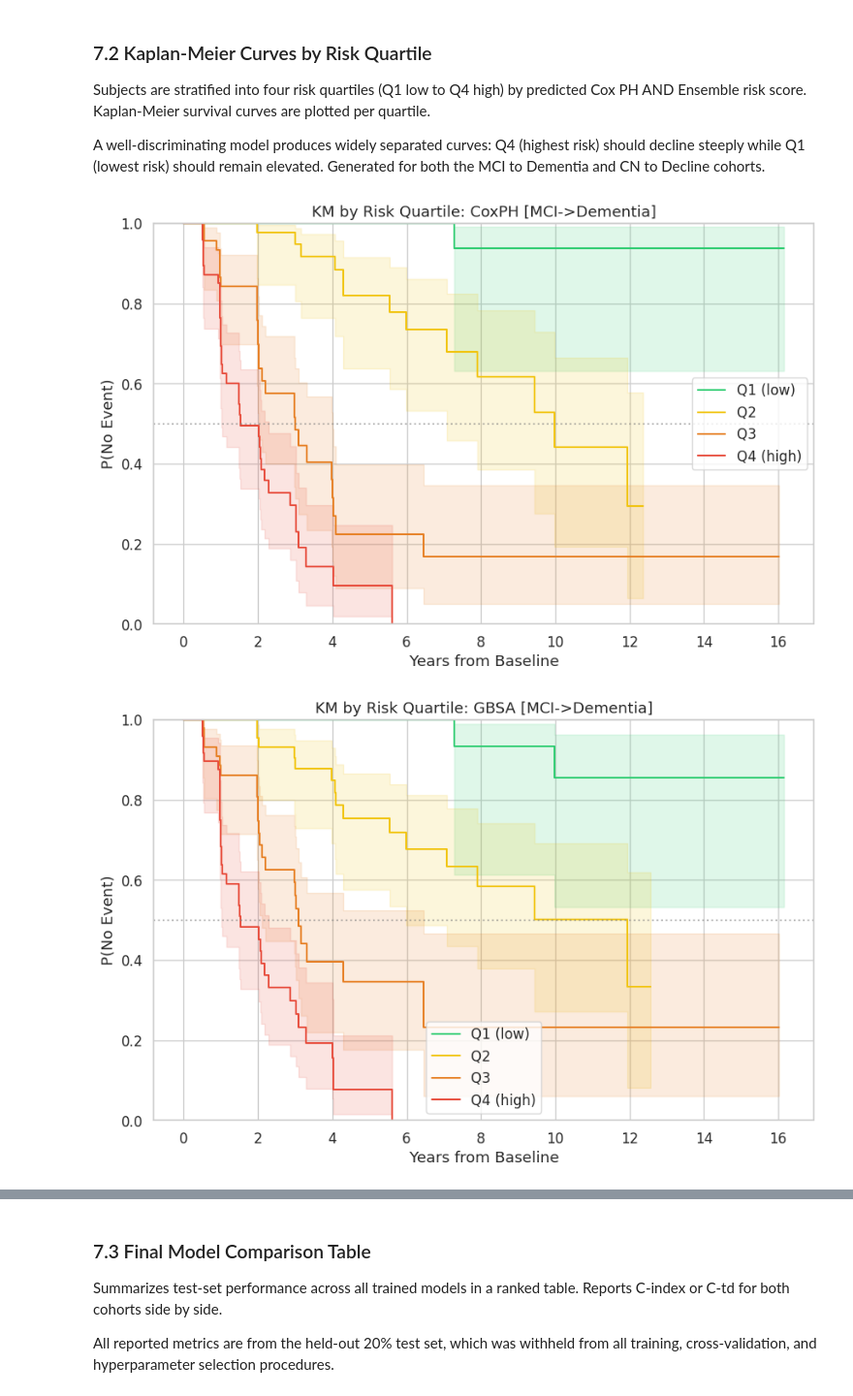
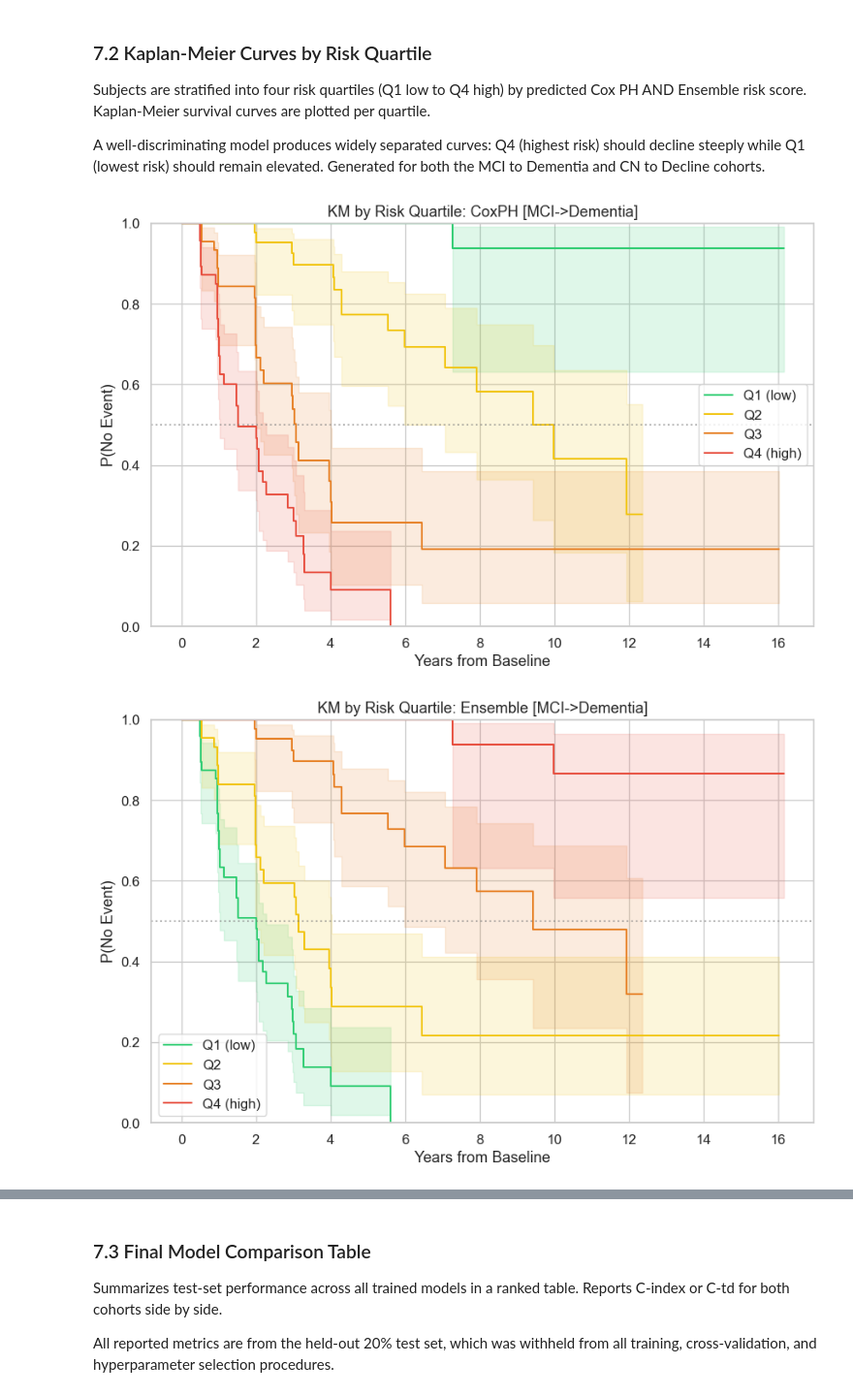
Before and after one commit to omar-dajani/alzheimer-prediction, a Jupyter notebook: Modeling on the Tabular dataset/Tabular_Survival_Analysis_Pipeline.ipynb, the cells around one changed output, grey strips where cells are left out. Shown at 97% size. Drawn from its saved outputs; the diff is of its cells as text; code cells hidden in the pictures.

```diff
--- a/Modeling on the Tabular dataset/Tabular_Survival_Analysis_Pipeline.ipynb
+++ b/Modeling on the Tabular dataset/Tabular_Survival_Analysis_Pipeline.ipynb
@@ -113,11 +82,13 @@ Extracting files...
 # %%
-import glob
+# import glob
 from pathlib import Path
 
-csv_files = glob.glob('/root/.cache/kagglehub/**/*.csv', recursive=True)
-# Filter out any non-ADNI files if needed
-csv_files = [f for f in csv_files if 'master_data' in f]
-print('Found CSV files:', csv_files)
-DATA_PATH = Path(csv_files[0]) if csv_files else None
-assert DATA_PATH is not None and DATA_PATH.exists(), "CSV not found — check download output above"
-print(f'DATA_PATH: {DATA_PATH}')
+# csv_files = glob.glob('/root/.cache/kagglehub/**/*.csv', recursive=True)
+# # Filter out any non-ADNI files if needed
+# csv_files = [f for f in csv_files if 'master_data' in f]
+# print('Found CSV files:', csv_files)
+# DATA_PATH = Path(csv_files[0]) if csv_files else None
+# assert DATA_PATH is not None and DATA_PATH.exists(), "CSV not found — check download output above"
+# print(f'DATA_PATH: {DATA_PATH}')
+
+DATA_PATH = Path('tables/master_data_improved_04052026_v3.csv')
@@ -759,9 +725,10 @@ core_features = [
     'EcogPtTotal', 'EcogSPTotal', 'ecog_sp_pt_ratio',
     'mPACCdigit', 'mPACCtrailsB',
     'n_modalities',
-    *[f'miss_{c}' for c in MISSINGNESS_FLAGS if f'miss_{c}' in df_bl.columns],
+    # *[f'miss_{c}' for c in MISSINGNESS_FLAGS if f'miss_{c}' in df_bl.columns],
     # prot_ADNI3 excluded in Cell 9; wildcard picks up remaining protocol/field dummies
-    *[c for c in df_bl.columns if c.startswith('prot_') or c.startswith('field_')],
+    # *[c for c in df_bl.columns if c.startswith('prot_') or c.startswith('field_')],
+    'field_3 Tesla MRI',
 ]
 
 # slope_cols + slope_velocity_cols only — SLOPE_META_COLS removed in Cell 7
@@ -1419,6 +1412,7 @@ Weights are optimized jointly; a model with weaker C-td will naturally receive
 lower weight rather than degrading ensemble performance.
 # %%
 aft_surv_mci.columns = range(len(aft_surv_mci.columns))
+aft_surv_mci.columns = range(len(aft_surv_mci.columns))
 # %%
 from modeling import weighted_ensemble_td
 
@@ -1522,26 +1543,12 @@ for both the MCI to Dementia and CN to Decline cohorts.
 # %%
 from postprocessing import km_risk_quartile
 import numpy as np
 
-# CoxPH — red performed best (0.7794)
+# Cox PH log-risk scores for KM stratification
 cox_risk_mci = np.log(surv_cox_mci.values + 1e-9).mean(axis=0) * -1
+
 km_risk_quartile(cox_risk_mci, y_ev_mci_test, y_dur_mci_test, 'CoxPH', 'MCI->Dementia')
-
-# GBSA — red performed best (0.7668)
-gbsa_risk_mci = np.log(surv_gbsa_mci_red.values + 1e-9).mean(axis=0) * -1
-km_risk_quartile(gbsa_risk_mci, y_ev_mci_test, y_dur_mci_test, 'GBSA', 'MCI->Dementia')
-
-# AFT — red performed best (0.7889)
-aft_risk_mci = np.log(aft_surv_mci_red.values + 1e-9).mean(axis=0) * -1
-km_risk_quartile(aft_risk_mci, y_ev_mci_test, y_dur_mci_test, 'AFT', 'MCI->Dementia')
-
-# DeepSurv — full performed best (0.7853)
-ds_risk_mci = np.log(surv_mci.values + 1e-9).mean(axis=0) * -1
-km_risk_quartile(ds_risk_mci, y_ev_mci_test, y_dur_mci_test, 'DeepSurv', 'MCI->Dementia')
-
-# Ensemble — red performed best (0.7860)
-ens_risk_mci = 1 - ens_scores_mci_red.mean(axis=0).values
-km_risk_quartile(ens_risk_mci, y_ev_mci_test, y_dur_mci_test, 'Ensemble', 'MCI->Dementia')
+km_risk_quartile(ens_scores_mci.mean(axis=0).values, y_ev_mci_test, y_dur_mci_test, 'Ensemble', 'MCI->Dementia')
 # %% [output]
-[figure, old version]
+[figure, new version]
-[figure, old version]
+[figure, new version]
```
Also changed, not shown: parts of 33 cells of this notebook, 29 other files.
